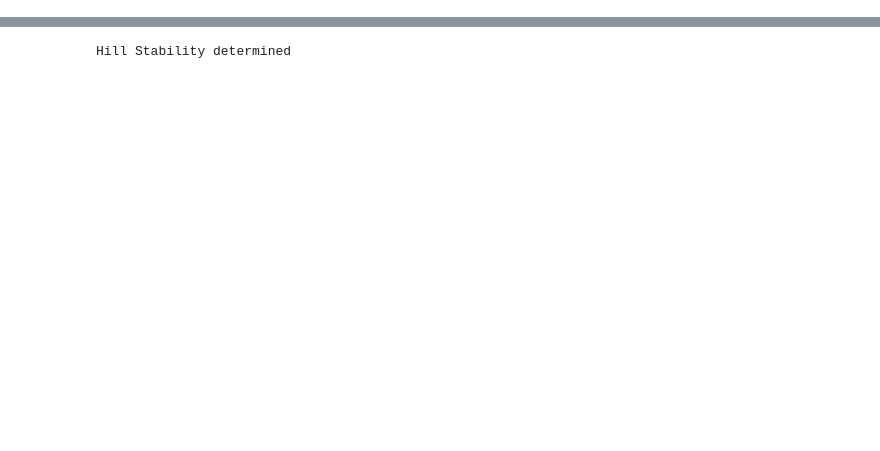
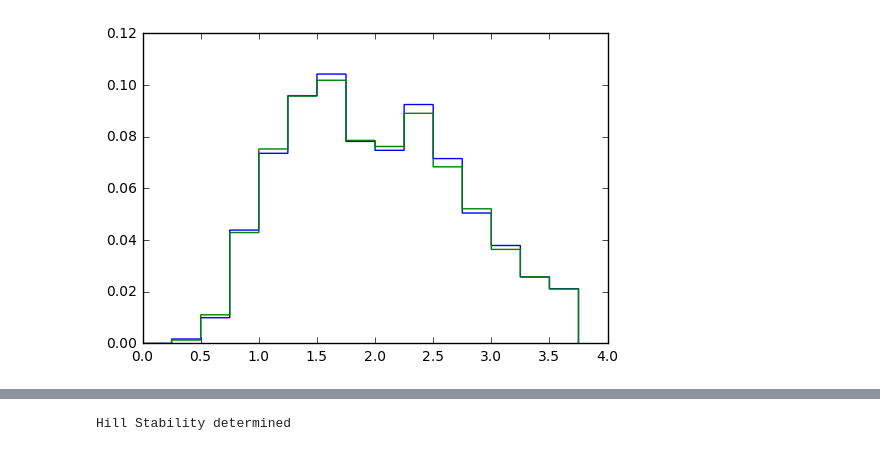
Before and after one commit to dm1681/Merging_Perts, a Jupyter notebook: Research/Merging_Perts/everything.ipynb, the cells around one changed output, grey strips where cells are left out. Cells and saved outputs as stored; diff of their text form; code cells hidden in the pictures; blank space fills up the shorter version.

```diff
--- a/Research/Merging_Perts/everything.ipynb
+++ b/Research/Merging_Perts/everything.ipynb
@@ -179,0 +138,6 @@ print(Qp_b[q_lower].size,Qp_b[q_upper].size,Qp_b[q_lower].size + Qp_b[q_upper].s
+# %%
+fig,ax = plt.subplots(1,1)
+rad_b_hist = ax.hist(rad_b,bins=x,weights=np.zeros_like(rad_b)+1./rad_b.size,histtype='step',color='blue')
+rad_c_hist = ax.hist(rad_c,bins=x,weights=np.zeros_like(rad_c)+1./rad_c.size,histtype='step',color='green')
+# %% [output]
+[figure, added]
```
Also changed, not shown: parts of 21 cells of this notebook.
